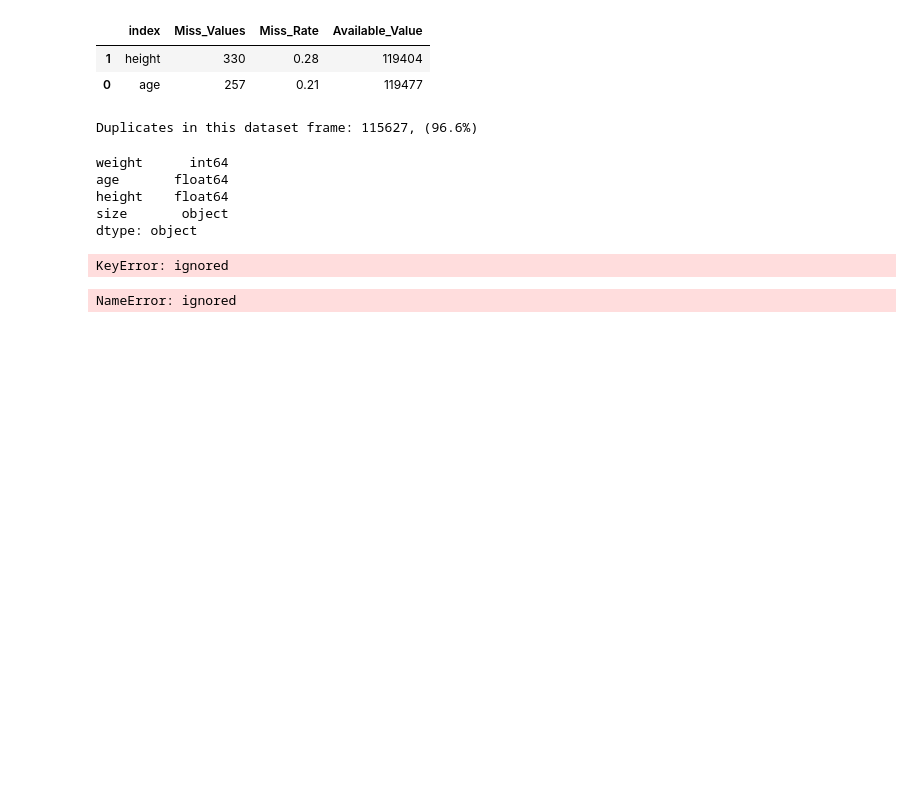
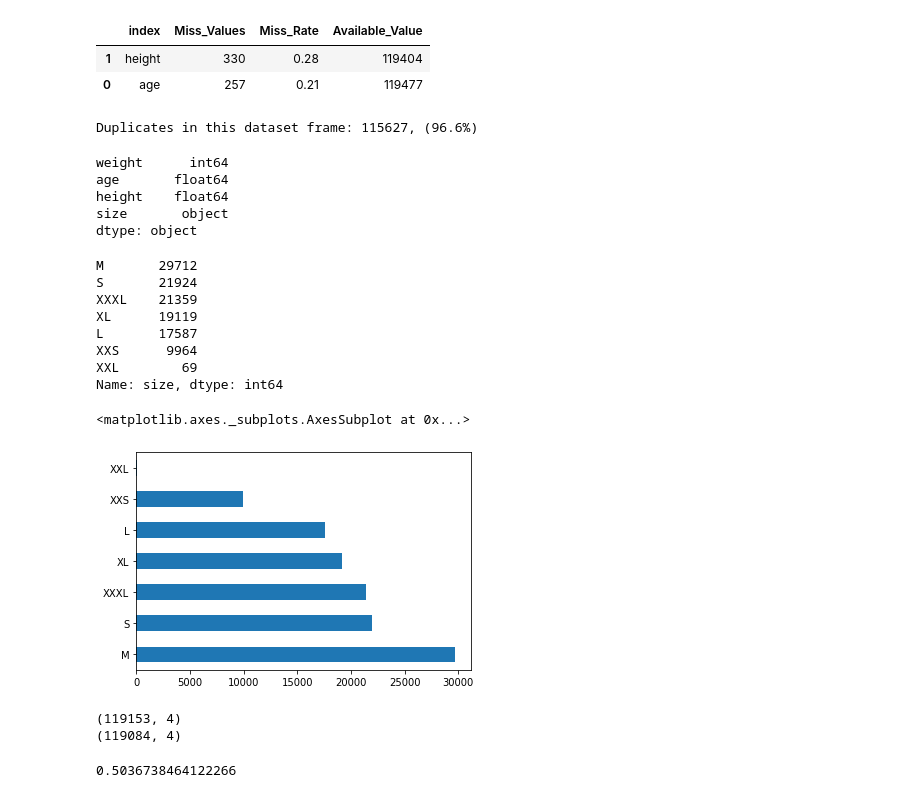
Before and after one commit to bdfd/Portfolio_Project_13-Cloth_Size_Prediction, a Jupyter notebook: Cloth_Size_Prediction.ipynb, the cells around one changed output. Drawn from its saved outputs; the diff is of its cells as text; code cells hidden in the pictures; blank space fills up the shorter version.

```diff
--- a/Cloth_Size_Prediction.ipynb
+++ b/Cloth_Size_Prediction.ipynb
@@ -161,8 +152,17 @@ height    float64
 size       object
 dtype: object
 # %%
-print(df['State'].value_counts())
-df['State'].value_counts().plot(kind='barh')
+print(df['size'].value_counts())
+df['size'].value_counts().plot(kind='barh')
 # df['State'].value_counts().plot(kind='bar')
 # %% [output]
-KeyError: ignored
+M       29712
+S       21924
+XXXL    21359
+XL      19119
+L       17587
+XXS      9964
+XXL        69
+Name: size, dtype: int64
+<matplotlib.axes._subplots.AxesSubplot at 0x...>
+[figure, added]
@@ -183,3 +169,13 @@ KeyError: ignored
+# %%
+# drop Null small amount in the datasets
+df = df.dropna(axis=0)
+print(df.shape)
+# we also drop the XXL record since we dont have a representative amount of this data
+df = df[df['size'] != 'XXL']
+print(df.shape)
+# %% [output]
+(119153, 4)
+(119084, 4)
 # %%
 # X = df.iloc[:,1:-1] # X value contains all the variables except labels -only if the prediction column is last one
 # y = df.iloc[:,-1] # these are the labels
@@ -196,6 +192,7 @@ X_train, y_train, X_test, y_test = exe.sep(df_train, df_test, target_variable)
 # %%
-# from sklearn.neighbors import KNeighborsClassifier
-knn_model = KNeighborsClassifier()
-knn_model.fit(X_train, y_train)
+# from sklearn.neighbors import DecisionTreeClassifier
+dt_model = DecisionTreeClassifier()
+dt_model.fit(X_train, y_train)
+dt_model.score(X_test, y_test)
 # %% [output]
-NameError: ignored
+0.5036738464122266
```
Also changed, not shown: parts of 22 cells of this notebook.
